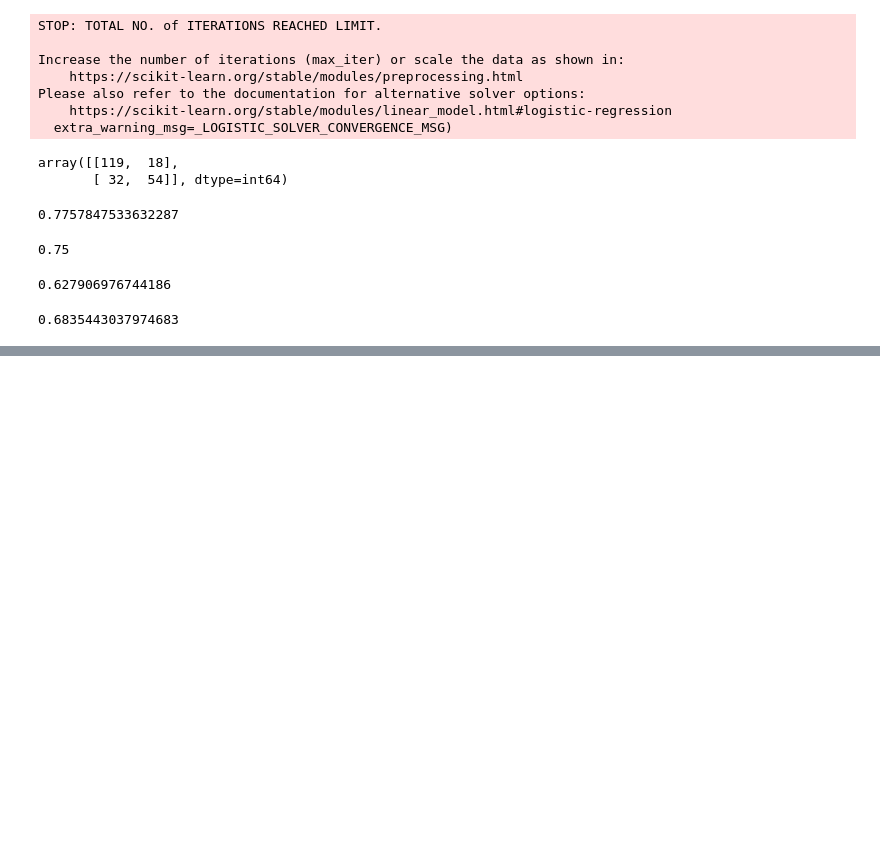
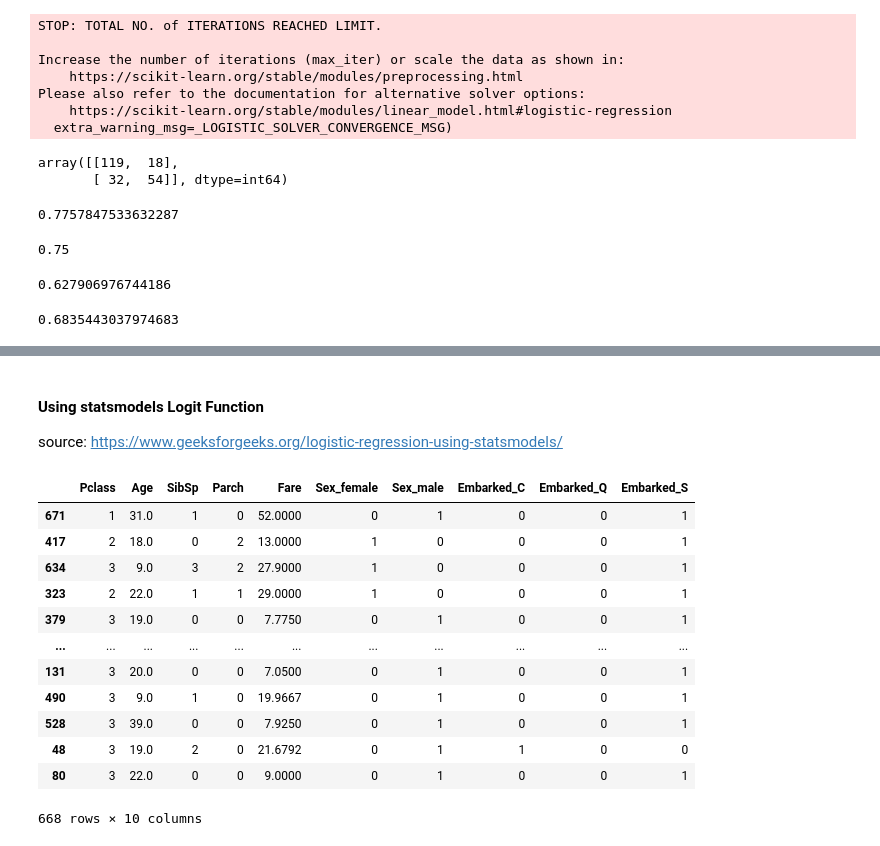
Before and after one commit to arunabh15091989/LighthouseLabs-LectureNotes, a Jupyter notebook: W5D2/Log Reg on Titanic.ipynb, the cells around one changed output, grey strips where cells are left out. Saved outputs shown, nothing was run; the diff lists cells and outputs as text; code cells hidden in the pictures; blank space fills up the shorter version.

```diff
--- a/W5D2/Log Reg on Titanic.ipynb
+++ b/W5D2/Log Reg on Titanic.ipynb
@@ -100,0 +154,19 @@ f1_score(y_test,y_pred)
+# %% [markdown]
+#### Using statsmodels Logit Function
+source: https://www.geeksforgeeks.org/logistic-regression-using-statsmodels/
+# %%
+X_train
+# %% [output]
+|  | Pclass | Age | SibSp | Parch | Fare | Sex_female | Sex_male | Embarked_C | Embarked_Q | Embarked_S |
+| 671 | 1 | 31.0 | 1 | 0 | 52.0000 | 0 | 1 | 0 | 0 | 1 |
+| 417 | 2 | 18.0 | 0 | 2 | 13.0000 | 1 | 0 | 0 | 0 | 1 |
+| 634 | 3 | 9.0 | 3 | 2 | 27.9000 | 1 | 0 | 0 | 0 | 1 |
+| 323 | 2 | 22.0 | 1 | 1 | 29.0000 | 1 | 0 | 0 | 0 | 1 |
+| 379 | 3 | 19.0 | 0 | 0 | 7.7750 | 0 | 1 | 0 | 0 | 1 |
+| ... | ... | ... | ... | ... | ... | ... | ... | ... | ... | ... |
+| 131 | 3 | 20.0 | 0 | 0 | 7.0500 | 0 | 1 | 0 | 0 | 1 |
+| 490 | 3 | 9.0 | 1 | 0 | 19.9667 | 0 | 1 | 0 | 0 | 1 |
+| 528 | 3 | 39.0 | 0 | 0 | 7.9250 | 0 | 1 | 0 | 0 | 1 |
+| 48 | 3 | 19.0 | 2 | 0 | 21.6792 | 0 | 1 | 1 | 0 | 0 |
+| 80 | 3 | 22.0 | 0 | 0 | 9.0000 | 0 | 1 | 0 | 0 | 1 |
+668 rows × 10 columns
```
Also changed, not shown: parts of 14 cells of this notebook, 2 other files.
